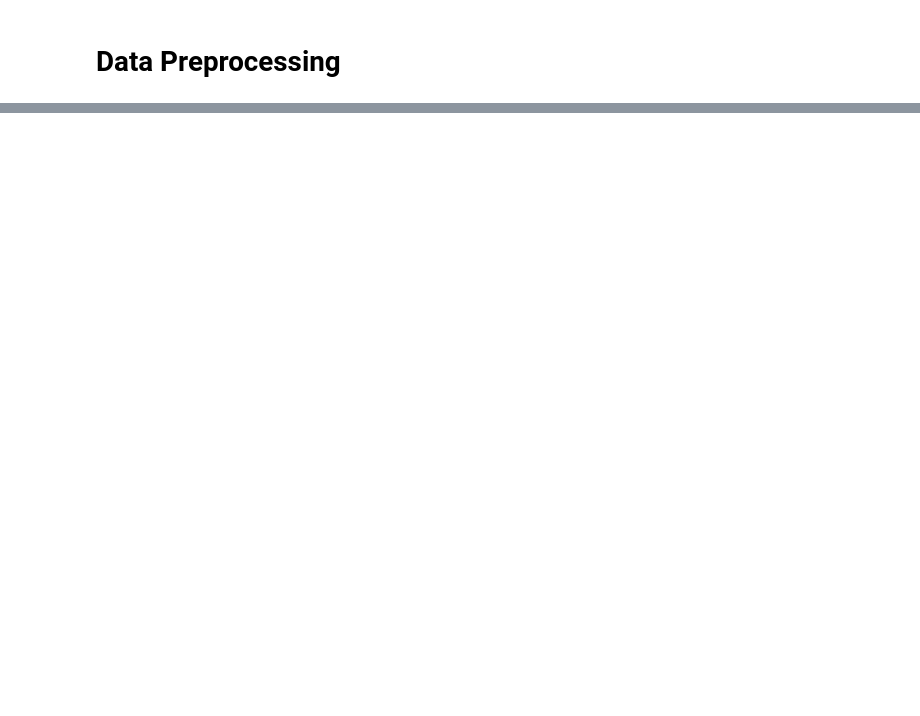
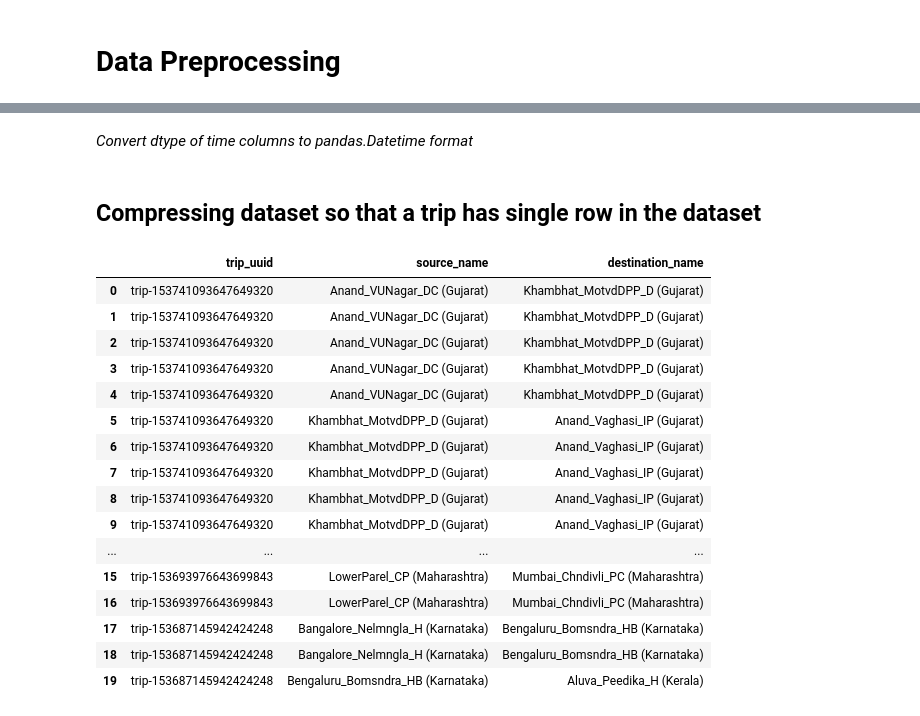
Before and after one commit to 9anubhavtyagi/delhivery_eda, a Jupyter notebook: delhivery_eda.ipynb, the cells around one changed output, grey strips where cells are left out. Cells and saved outputs as stored; diff of their text form; code cells hidden in the pictures; blank space fills up the shorter version.

```diff
--- a/delhivery_eda.ipynb
+++ b/delhivery_eda.ipynb
@@ -66,0 +71,3 @@ df.head()
+# %%
+unknown_columns = ["is_cutoff", "cutoff_factor", "cutoff_timestamp", "factor", "segment_factor"]
+df.drop(columns=unknown_columns, inplace=True)
@@ -68,0 +144,28 @@ df.head()
+# %% [markdown]
+*Convert dtype of time columns to pandas.Datetime format*
+# %%
+df['od_start_time'] = pd.to_datetime(df['od_start_time'])
+df['od_end_time'] = pd.to_datetime(df['od_end_time'])
+df['trip_creation_time'] = pd.to_datetime(df['trip_creation_time'])
+# %% [markdown]
+## Compressing dataset so that a trip has single row in the dataset
+# %%
+df[["trip_uuid", "source_name", "destination_name"]].head(20)
+# %% [output]
+|  | trip_uuid | source_name | destination_name |
+| 0 | trip-153741093647649320 | Anand_VUNagar_DC (Gujarat) | Khambhat_MotvdDPP_D (Gujarat) |
+| 1 | trip-153741093647649320 | Anand_VUNagar_DC (Gujarat) | Khambhat_MotvdDPP_D (Gujarat) |
+| 2 | trip-153741093647649320 | Anand_VUNagar_DC (Gujarat) | Khambhat_MotvdDPP_D (Gujarat) |
+| 3 | trip-153741093647649320 | Anand_VUNagar_DC (Gujarat) | Khambhat_MotvdDPP_D (Gujarat) |
+| 4 | trip-153741093647649320 | Anand_VUNagar_DC (Gujarat) | Khambhat_MotvdDPP_D (Gujarat) |
+| 5 | trip-153741093647649320 | Khambhat_MotvdDPP_D (Gujarat) | Anand_Vaghasi_IP (Gujarat) |
+| 6 | trip-153741093647649320 | Khambhat_MotvdDPP_D (Gujarat) | Anand_Vaghasi_IP (Gujarat) |
+| 7 | trip-153741093647649320 | Khambhat_MotvdDPP_D (Gujarat) | Anand_Vaghasi_IP (Gujarat) |
+| 8 | trip-153741093647649320 | Khambhat_MotvdDPP_D (Gujarat) | Anand_Vaghasi_IP (Gujarat) |
+| 9 | trip-153741093647649320 | Khambhat_MotvdDPP_D (Gujarat) | Anand_Vaghasi_IP (Gujarat) |
+| ... | ... | ... | ... |
+| 15 | trip-153693976643699843 | LowerParel_CP (Maharashtra) | Mumbai_Chndivli_PC (Maharashtra) |
+| 16 | trip-153693976643699843 | LowerParel_CP (Maharashtra) | Mumbai_Chndivli_PC (Maharashtra) |
+| 17 | trip-153687145942424248 | Bangalore_Nelmngla_H (Karnataka) | Bengaluru_Bomsndra_HB (Karnataka) |
+| 18 | trip-153687145942424248 | Bangalore_Nelmngla_H (Karnataka) | Bengaluru_Bomsndra_HB (Karnataka) |
+| 19 | trip-153687145942424248 | Bengaluru_Bomsndra_HB (Karnataka) | Aluva_Peedika_H (Kerala) |
```
Also changed, not shown: parts of 76 cells of this notebook.
